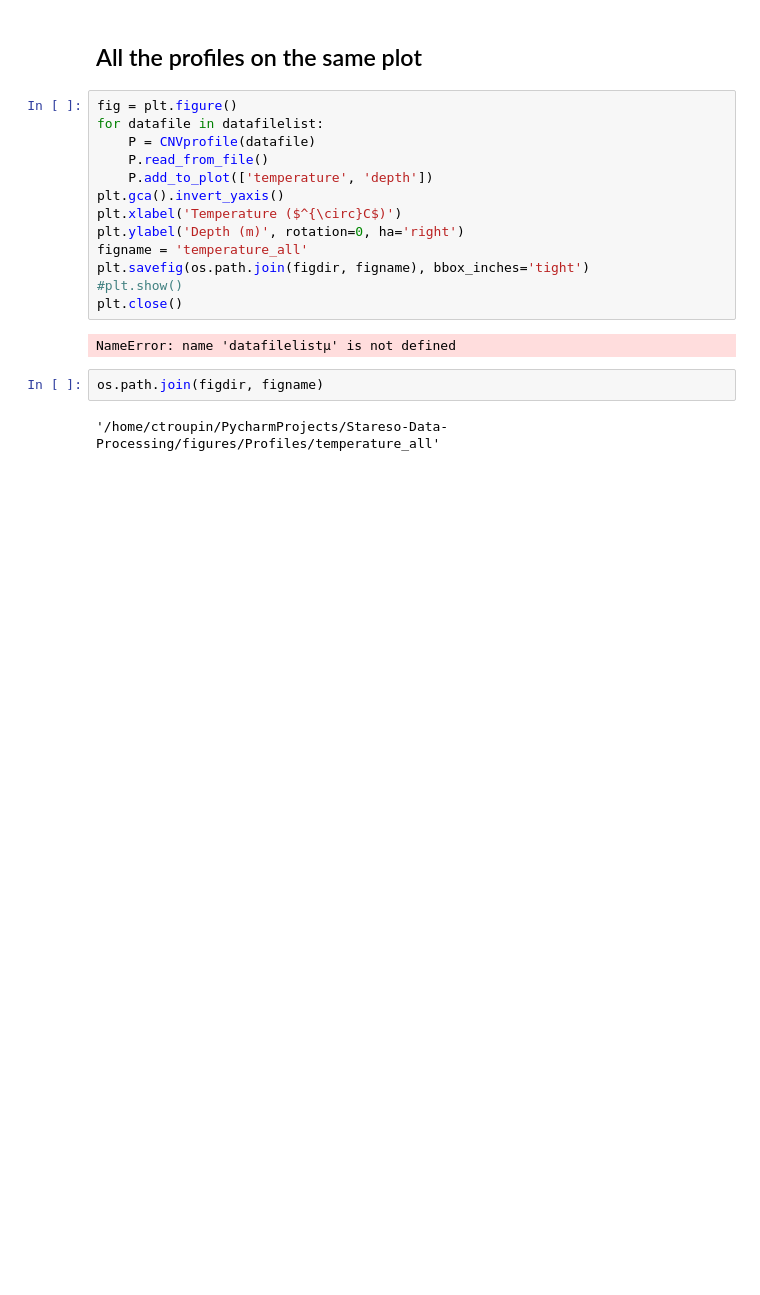
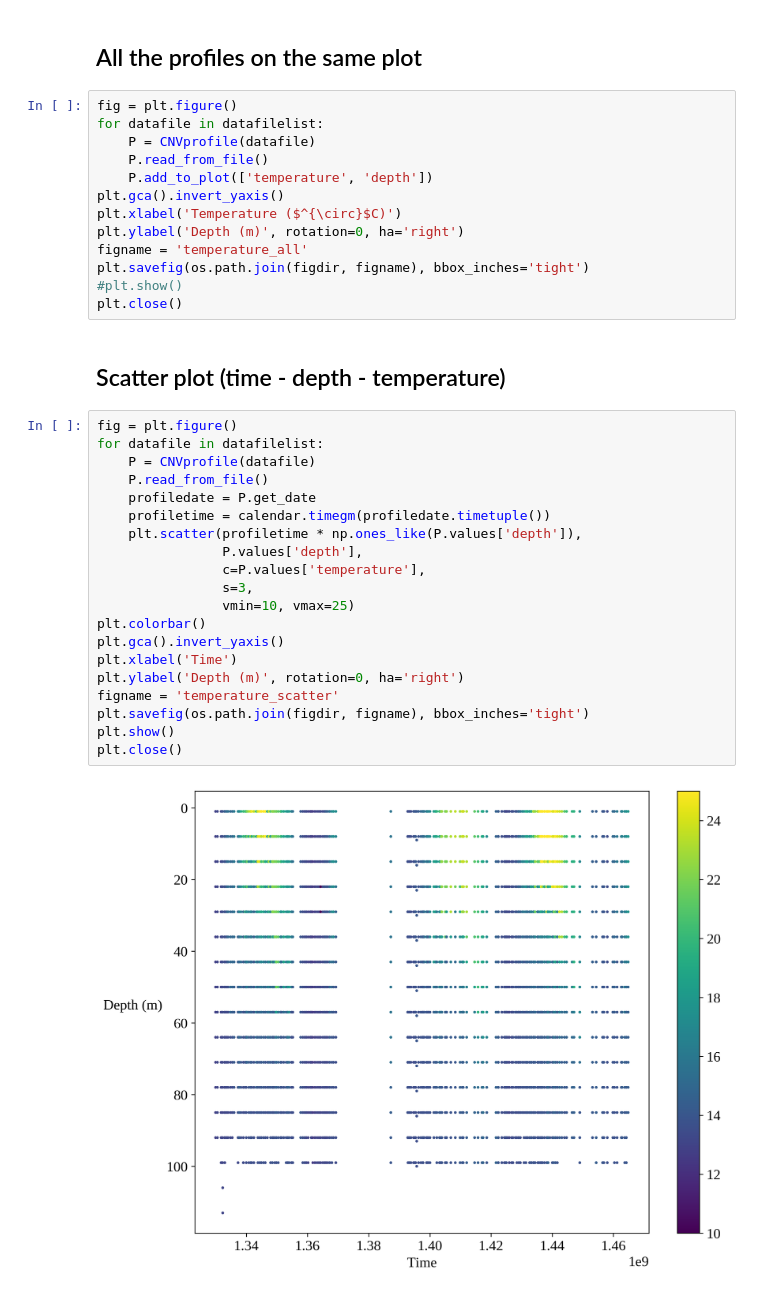
Before and after one commit to gher-uliege/Stareso-Data-Processing, a Jupyter notebook: read_profiles_cvn.ipynb, the cells around one changed output. Saved outputs shown, nothing was run; the diff lists cells and outputs as text; blank space fills up the shorter version.

Commit message:
scatter plot T and S

```diff
--- a/read_profiles_cvn.ipynb
+++ b/read_profiles_cvn.ipynb
@@ -137,15 +138,33 @@ for datafile in datafilelist:
     P.read_from_file()
     P.add_to_plot(['temperature', 'depth'])
 plt.gca().invert_yaxis()
-plt.xlabel('Temperature ($^{\circ}C$)')
+plt.xlabel('Temperature ($^{\circ}$C)')
 plt.ylabel('Depth (m)', rotation=0, ha='right')
 figname = 'temperature_all'
 plt.savefig(os.path.join(figdir, figname), bbox_inches='tight')
 #plt.show()
 plt.close()
-# %% [output]
-NameError: name 'datafilelistμ' is not defined
-# %%
-os.path.join(figdir, figname)
-# %% [output]
-'/home/ctroupin/PycharmProjects/Stareso-Data-Processing/figures/Profiles/temperature_all'
+# %% [markdown]
+## Scatter plot (time - depth - temperature)
+# %%
+fig = plt.figure()
+for datafile in datafilelist:
+    P = CNVprofile(datafile)
+    P.read_from_file()
+    profiledate = P.get_date
+    profiletime = calendar.timegm(profiledate.timetuple())
+    plt.scatter(profiletime * np.ones_like(P.values['depth']),
+                P.values['depth'],
+                c=P.values['temperature'],
+                s=3,
+                vmin=10, vmax=25)
+plt.colorbar()
+plt.gca().invert_yaxis()
+plt.xlabel('Time')
+plt.ylabel('Depth (m)', rotation=0, ha='right')
+figname = 'temperature_scatter'
+plt.savefig(os.path.join(figdir, figname), bbox_inches='tight')
+plt.show()
+plt.close()
+# %% [output]
+[figure, added]
```
Also changed, not shown: parts of 3 cells of this notebook, 1 other file.
